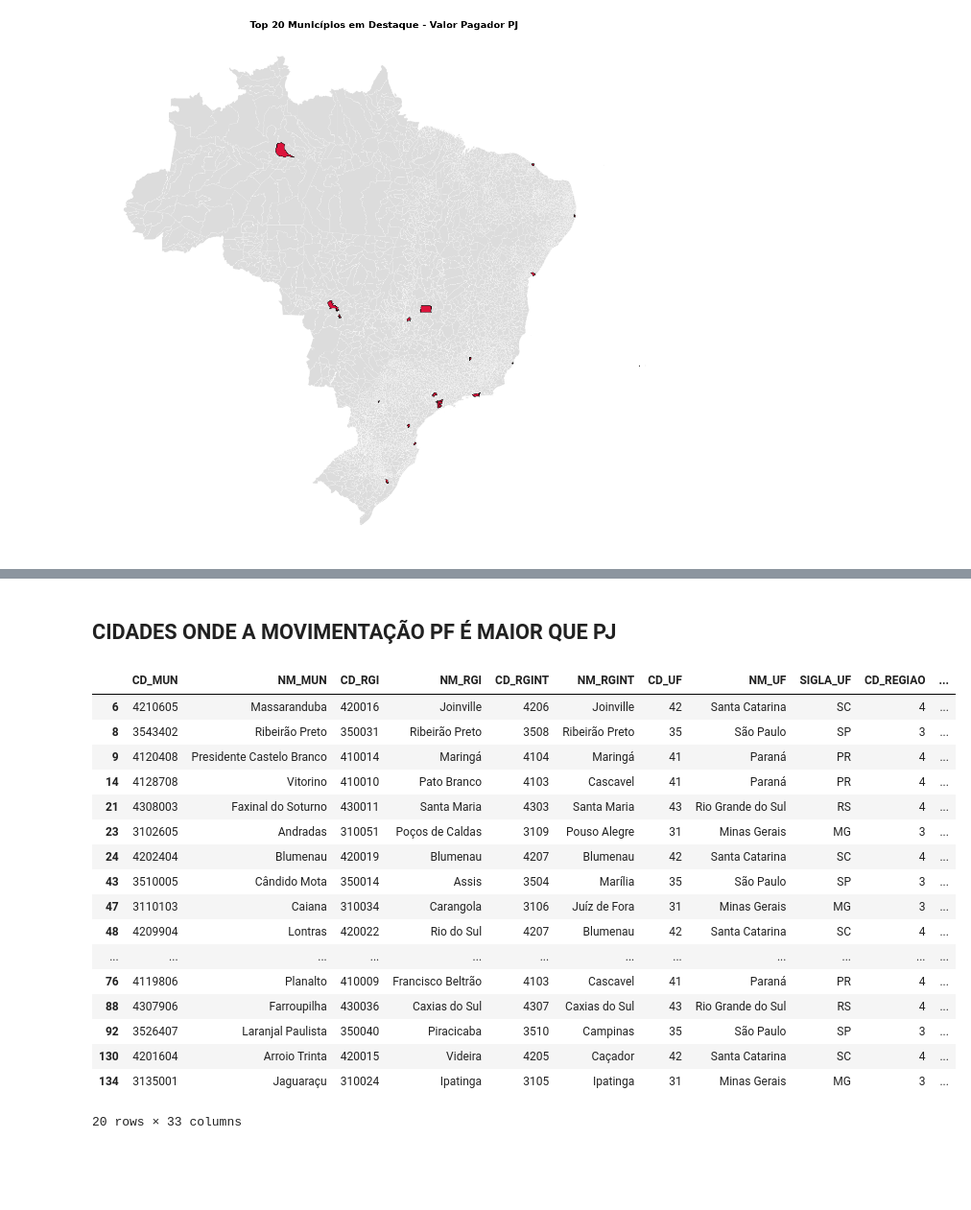
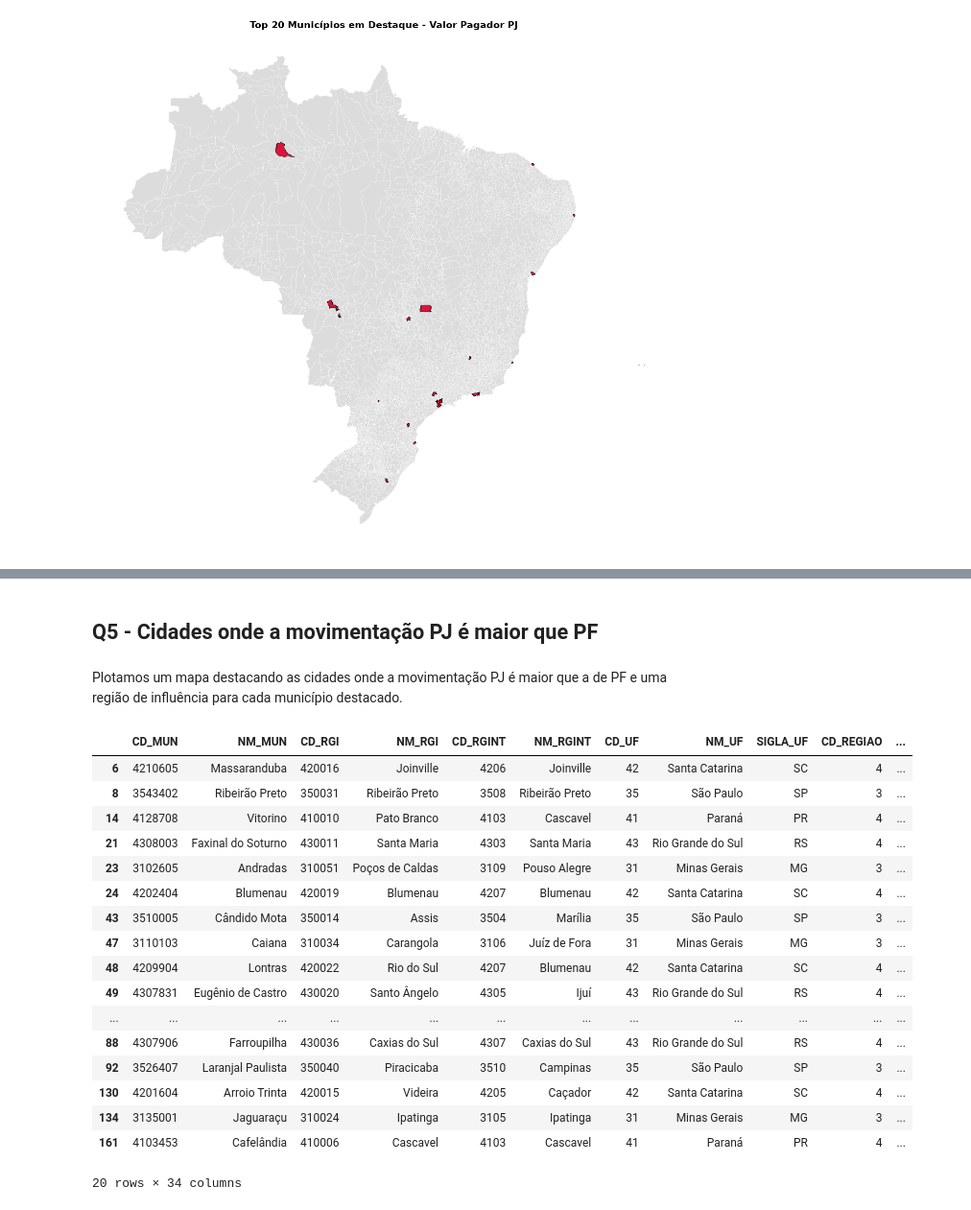
Before and after one commit to renatojo/AEDV-analise-visualizacao-pix, a Jupyter notebook: Trabalho.ipynb, the cells around one changed output, grey strips where cells are left out. Shown at 96% size. Drawn from its saved outputs; the diff is of its cells as text; code cells hidden in the pictures; blank space fills up the shorter version.

```diff
--- a/Trabalho.ipynb
+++ b/Trabalho.ipynb
@@ -60,10 +63,7 @@ Censo do IBGE 2022: https://basedosdados.org/dataset/08a1546e-251f-4546-9fe0-b1e
 # %%
 #Definindo os parametros --------- Nao é IA, eu que to escrevendo comentarios mesmo
 
-arquivo = './dados_pix.csv'
-censo_2022 = pd.DataFrame(pd.read_csv('./Populacao_Censo_2022.csv', sep=';'))
+arquivo = './Datasets/dados_pix.csv'
+censo_2022 = pd.DataFrame(pd.read_csv('./Datasets/Populacao_Censo_2022.csv', sep=';'))
 tabela_pix = pd.DataFrame(pd.read_csv(arquivo, sep=';'))
 mapa = gpd.read_file("zip:./BR_Municipios_2025.zip")
-
-print(tabela_pix.shape)
-print(tabela_pix.columns)
@@ -105,0 +91,13 @@ mapa_pix = pd.merge(mapa_pix, censo_2022, left_on='CD_MUN', right_on='id_municip
+# %%
+boa_esperanca = mapa_pix['NM_MUN'] == 'Boa Esperança do Norte'
+sorriso = mapa_pix['NM_MUN'] == 'Sorriso'
+
+colunas_para_somar = [c for c in mapa_pix.columns if c.startswith(('VL_', 'QT_'))] + ['AREA_KM2']
+
+mapa_pix.loc[sorriso, colunas_para_somar] = (
+    mapa_pix.loc[boa_esperanca | sorriso, colunas_para_somar].sum().values
+)
+
+mapa_pix.loc[sorriso, 'geometry'] = [mapa_pix[boa_esperanca | sorriso].unary_union]
+
+mapa_pix = mapa_pix[~boa_esperanca]
@@ -274,0 +421,18 @@ plt.show()
+# %%
+mapa_pix['razao'] = mapa_pix['QT_PES_RecebedorPJ'] / 9 / mapa_pix['populacao_total'] * 100
+
+fig, ax = plt.subplots(figsize=(12, 12))
+mapa_pix.plot(
+    column='razao',
+    cmap='YlOrRd',
+    legend=True,
+    legend_kwds={'label': 'PJ recebedoras / habitantes', 'shrink': 0.6},
+    missing_kwds={'color': 'lightgrey'},
+    linewidth=0.1,
+    edgecolor='white',
+    ax=ax,
+)
+fig.axes[-1].yaxis.set_major_formatter(FuncFormatter(lambda v, _: f"{v: .1f}%"))
+ax.set_axis_off()
+ax.set_title('Razão PJ recebedoras de Pix / população por município')
+plt.show()
@@ -275,13 +441,14 @@ plt.show()
 # %% [markdown]
-## **CIDADES ONDE A MOVIMENTAÇÃO PF É MAIOR QUE PJ**
+## **Q5 - Cidades onde a movimentação PJ é maior que PF**
+# %% [markdown]
+Plotamos um mapa destacando as cidades onde a movimentação PJ é maior que a de PF e uma região de influência para cada município destacado.
 # %%
-PF_maior = mapa_pix[(mapa_pix['VL_PagadorPF'] + mapa_pix['VL_RecebedorPF']) < (mapa_pix['VL_PagadorPJ'] + mapa_pix['VL_RecebedorPJ'])]
-PF_maior.head(20)
+PJ_maior = mapa_pix[mapa_pix['VL_RecebedorPJ'] > mapa_pix['VL_PagadorPF']]
+PJ_maior.head(20)
 # %% [output]
 |  | CD_MUN | NM_MUN | CD_RGI | NM_RGI | CD_RGINT | NM_RGINT | CD_UF | NM_UF | SIGLA_UF | CD_REGIAO | ... |
 | 6 | 4210605 | Massaranduba | 420016 | Joinville | 4206 | Joinville | 42 | Santa Catarina | SC | 4 | ... |
 | 8 | 3543402 | Ribeirão Preto | 350031 | Ribeirão Preto | 3508 | Ribeirão Preto | 35 | São Paulo | SP | 3 | ... |
-| 9 | 4120408 | Presidente Castelo Branco | 410014 | Maringá | 4104 | Maringá | 41 | Paraná | PR | 4 | ... |
 | 14 | 4128708 | Vitorino | 410010 | Pato Branco | 4103 | Cascavel | 41 | Paraná | PR | 4 | ... |
 | 21 | 4308003 | Faxinal do Soturno | 430011 | Santa Maria | 4303 | Santa Maria | 43 | Rio Grande do Sul | RS | 4 | ... |
 | 23 | 3102605 | Andradas | 310051 | Poços de Caldas | 3109 | Pouso Alegre | 31 | Minas Gerais | MG | 3 | ... |
@@ -289,11 +456,12 @@ PF_maior.head(20)
 | 43 | 3510005 | Cândido Mota | 350014 | Assis | 3504 | Marília | 35 | São Paulo | SP | 3 | ... |
 | 47 | 3110103 | Caiana | 310034 | Carangola | 3106 | Juíz de Fora | 31 | Minas Gerais | MG | 3 | ... |
 | 48 | 4209904 | Lontras | 420022 | Rio do Sul | 4207 | Blumenau | 42 | Santa Catarina | SC | 4 | ... |
+| 49 | 4307831 | Eugênio de Castro | 430020 | Santo Ângelo | 4305 | Ijuí | 43 | Rio Grande do Sul | RS | 4 | ... |
 | ... | ... | ... | ... | ... | ... | ... | ... | ... | ... | ... | ... |
-| 76 | 4119806 | Planalto | 410009 | Francisco Beltrão | 4103 | Cascavel | 41 | Paraná | PR | 4 | ... |
 | 88 | 4307906 | Farroupilha | 430036 | Caxias do Sul | 4307 | Caxias do Sul | 43 | Rio Grande do Sul | RS | 4 | ... |
 | 92 | 3526407 | Laranjal Paulista | 350040 | Piracicaba | 3510 | Campinas | 35 | São Paulo | SP | 3 | ... |
 | 130 | 4201604 | Arroio Trinta | 420015 | Videira | 4205 | Caçador | 42 | Santa Catarina | SC | 4 | ... |
 | 134 | 3135001 | Jaguaraçu | 310024 | Ipatinga | 3105 | Ipatinga | 31 | Minas Gerais | MG | 3 | ... |
+| 161 | 4103453 | Cafelândia | 410006 | Cascavel | 4103 | Cascavel | 41 | Paraná | PR | 4 | ... |
-20 rows × 33 columns
+20 rows × 34 columns
 # %%
```
Also changed, not shown: parts of 20 cells of this notebook, 9 other files.
